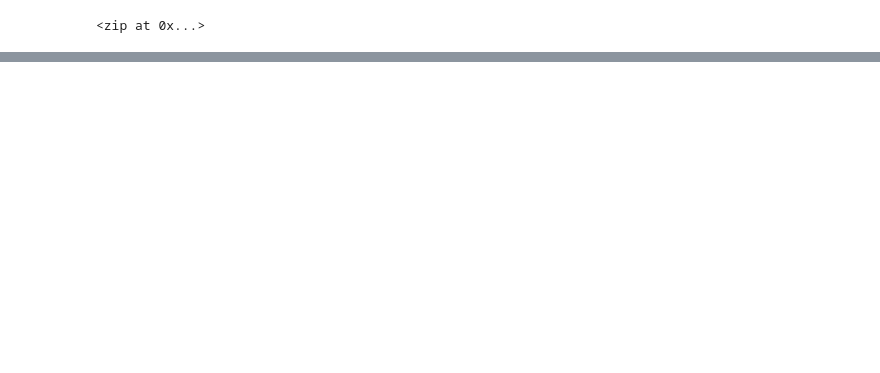
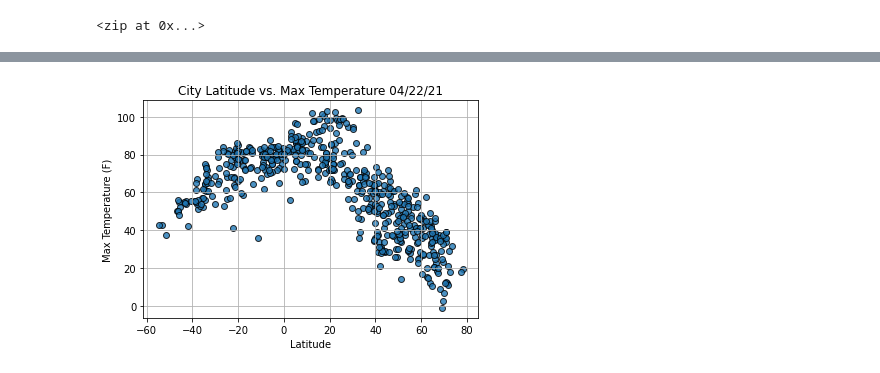
Before and after one commit to ElaineNg94/World_Weather_Analysis, a Jupyter notebook: WeatherPy.ipynb, the cells around one changed output, grey strips where cells are left out. Cells and saved outputs as stored; diff of their text form; code cells hidden in the pictures; blank space fills up the shorter version.

```diff
--- a/WeatherPy.ipynb
+++ b/WeatherPy.ipynb
@@ -44 +63,11 @@ print(url)
+# %%
+# Loop through all the cities in our list.#6.2.6
+for i in range(len(cities)):
+
+    # Group cities in sets of 50 for logging purposes.
+    if (i % 50 == 0 and i >= 50):
+        set_count += 1
+        record_count = 1
+    # Create endpoint URL with each city.
+    city_url = url + "&q=" + cities[i]
 # %%
@@ -107,0 +157,5 @@ city_data_df.head(10)
+# %%
+# 6.2.7 Reorder the columns
+reorder_columns = ["City", "Country", "Date", "Lat", "Lng", "Max Temp", "Humidity", "Cloudiness", "Wind Speed"]
+city_data_df = city_data_df[reorder_columns]
+city_data_df.head(10)
@@ -107,0 +179,30 @@ city_data_df.head(10)
+# %%
+# 6.3.1 Extract relevant fields from the DataFrame for plotting.
+lats = city_data_df["Lat"]
+max_temps = city_data_df["Max Temp"]
+humidity = city_data_df["Humidity"]
+cloudiness = city_data_df["Cloudiness"]
+wind_speed = city_data_df["Wind Speed"]
+# %%
+# Import time module
+import time
+
+# Build the scatter plot for latitude vs. max temperature.
+plt.scatter(lats,
+            max_temps,
+            edgecolor="black", linewidths=1, marker="o",
+            alpha=0.8, label="Cities")
+
+# Incorporate the other graph properties.
+plt.title(f"City Latitude vs. Max Temperature "+ time.strftime("%x"))
+plt.ylabel("Max Temperature (F)")
+plt.xlabel("Latitude")
+plt.grid(True)
+
+# Save the figure.
+plt.savefig("weather_data/Fig1.png")
+
+# Show plot.
+plt.show()
+# %% [output]
+[figure, added]
```
Also changed, not shown: parts of 23 cells of this notebook.
